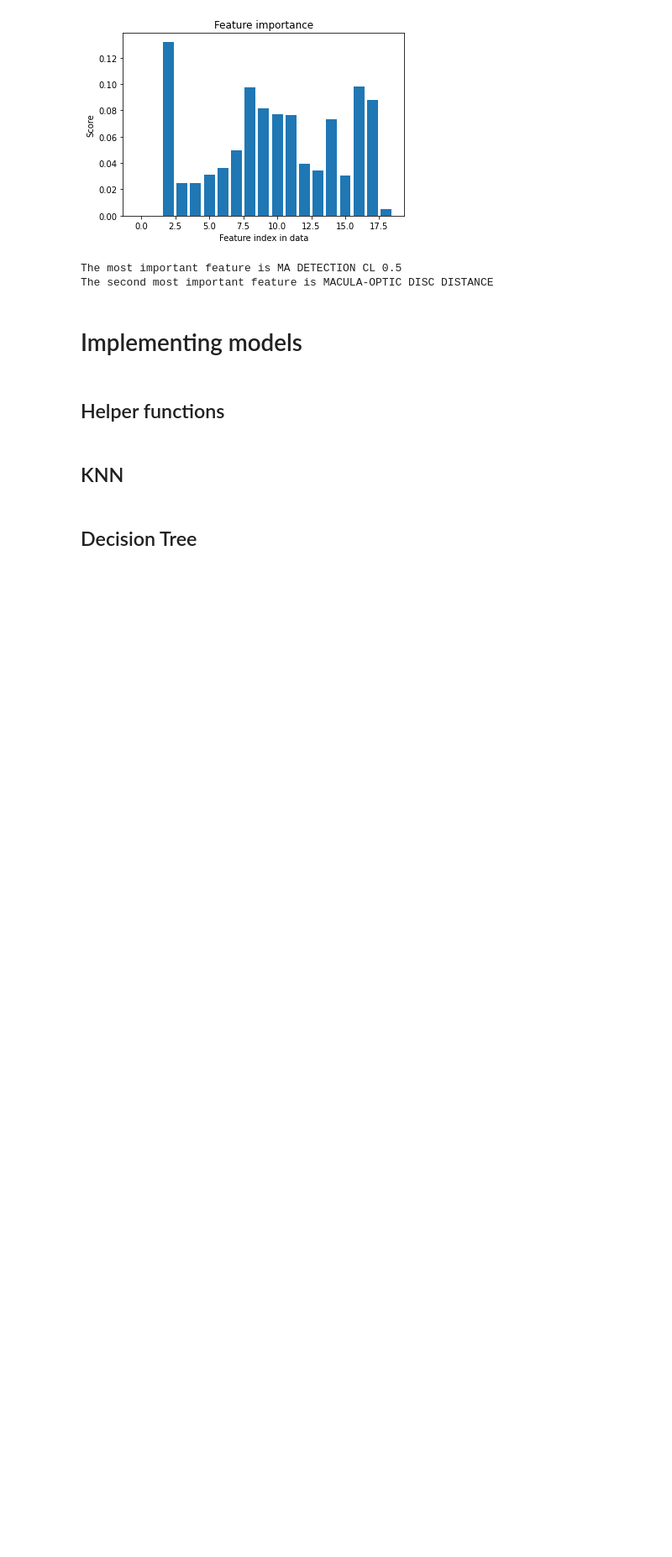
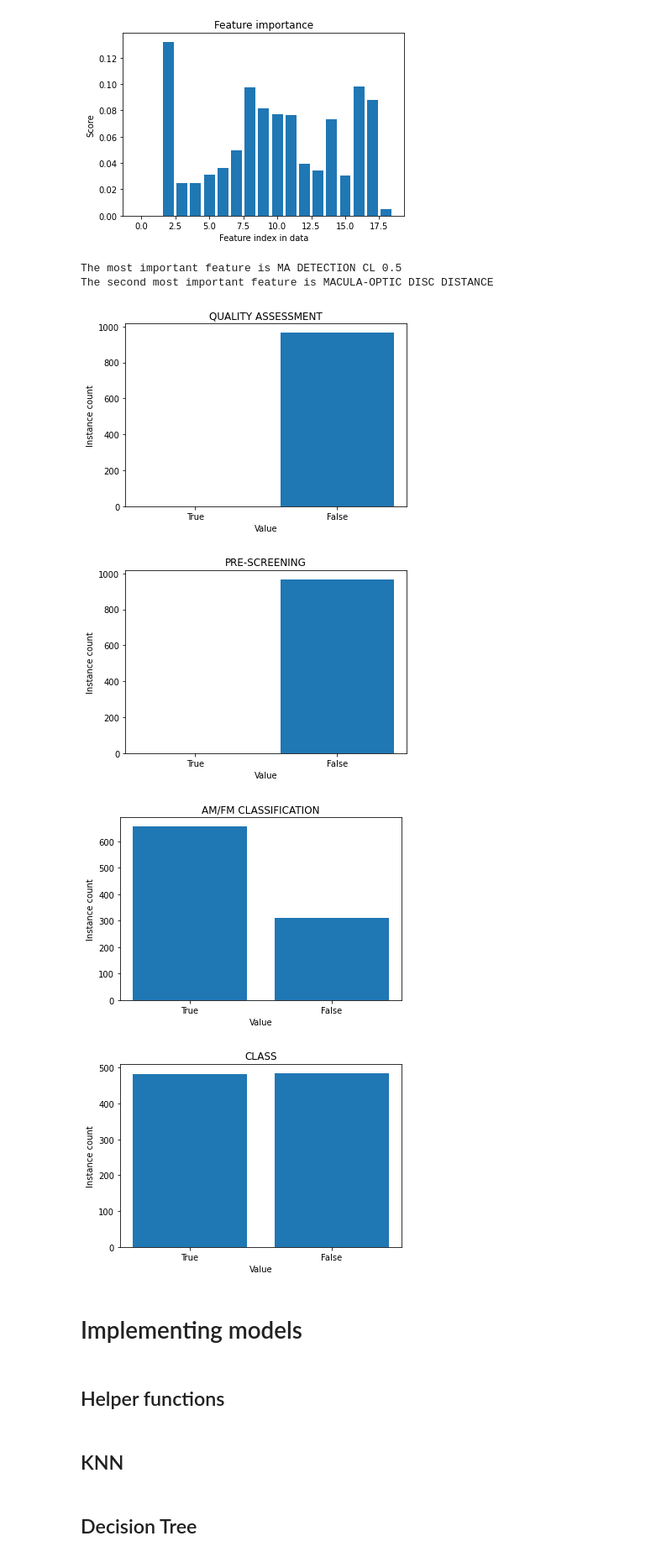
Before and after one commit to faithrts/ML-Intro, a Jupyter notebook: A1_Draft.ipynb, the cells around one changed output. Shown: that part at 84% size. Saved outputs shown, nothing was run; the diff lists cells and outputs as text; code cells hidden in the pictures; blank space fills up the shorter version.

```diff
--- a/A1_Draft.ipynb
+++ b/A1_Draft.ipynb
@@ -417,16 +451,16 @@ mess_df.columns = mess_cols
 # %%
 ### cleaning the data in mess_df; there's no missing data so no imputation
 
+# resaving the boolean values in the Class column from objects to ints
+mess_df['CLASS'] = mess_df['CLASS'].map({b'0':0, b'1':1})
+
 # columns with boolean values
-bool_cols = ['QUALITY ASSESSMENT', 'PRE-SCREENING', 'AM/FM CLASSIFICATION']
+mess_bool_cols = ['QUALITY ASSESSMENT', 'PRE-SCREENING', 'AM/FM CLASSIFICATION', 'CLASS']
 
 # ensures the columns with boolean values save as integers
-for col in bool_cols:
+for col in mess_bool_cols:
   mess_df[col] = mess_df[col].astype('int64')
 
-# resaving the boolean values in the Class column from objects to ints
-mess_df['CLASS'] = mess_df['CLASS'].map({b'0':0, b'1':1}).astype('int64')
-
 mess_df = remove_outliers(mess_df)
 # %%
 mess_df
@@ -531,6 +568,14 @@ top_2_features(mess_importance_arr, mess_df)
 # %% [output]
 The most important feature is MA DETECTION CL 0.5
 The second most important feature is MACULA-OPTIC DISC DISTANCE
+# %%
+#### plotting a bar graph for each boolean column
+plot_bool_distributions(mess_bool_cols, mess_df)
+# %% [output]
+[figure, added]
+[figure, added]
+[figure, added]
+[figure, added]
 # %% [markdown]
 # Implementing models
 # %% [markdown]
```
Also changed, not shown: parts of 25 cells of this notebook.
